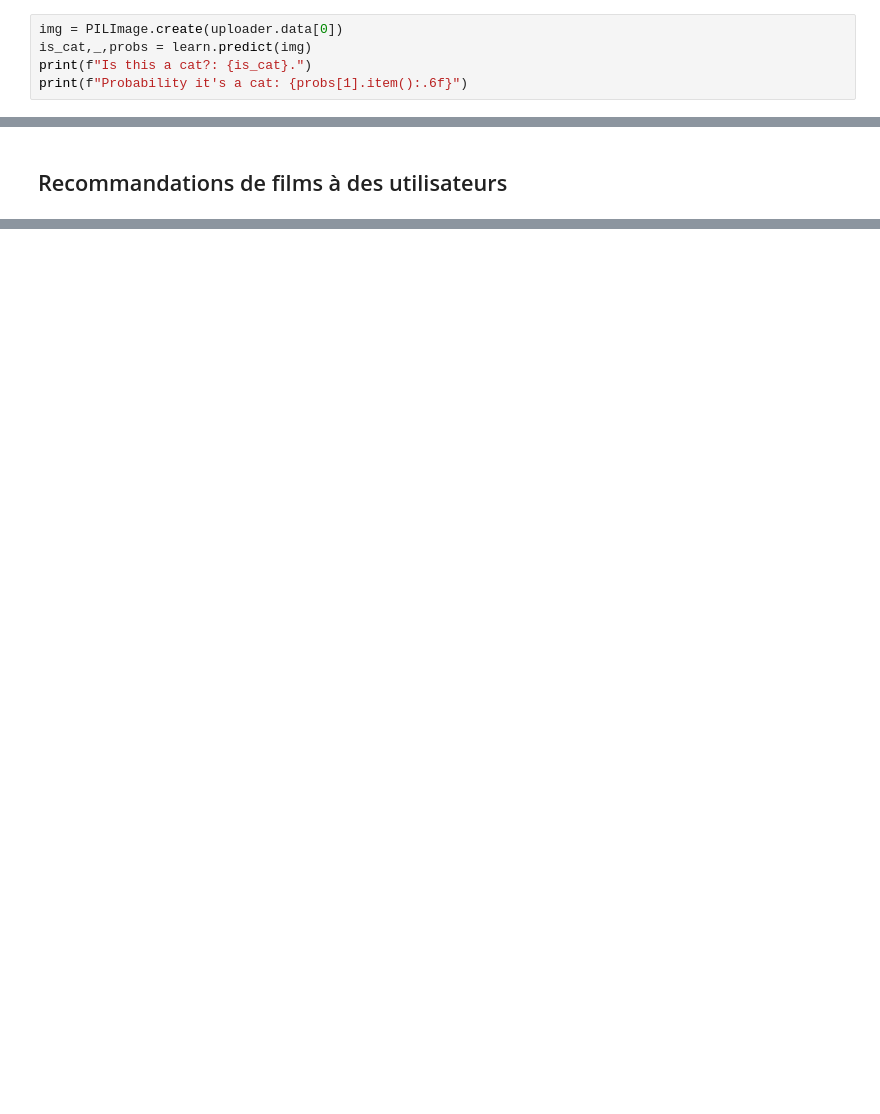
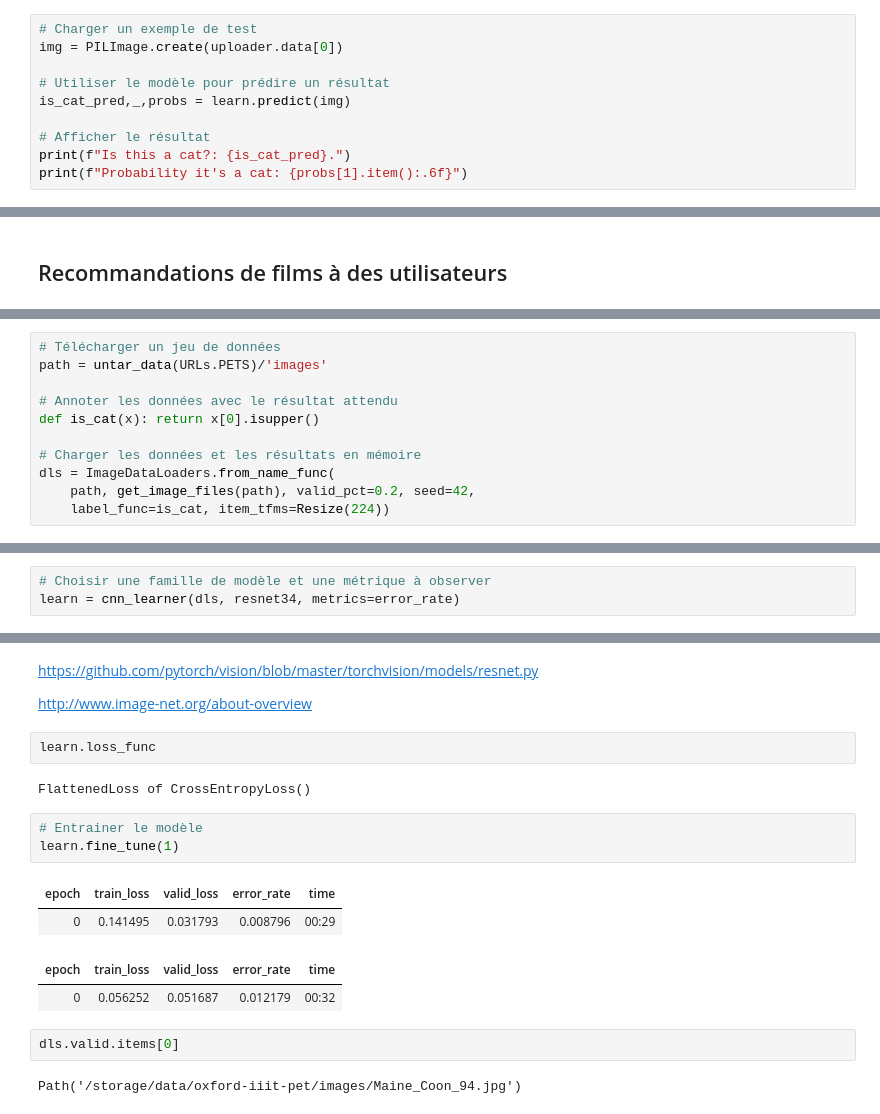
Before and after one commit to laurentprudhon/cours-deeplearning-2020, a Jupyter notebook: notebooks/01_intro.ipynb, the cells around one changed output, grey strips where cells are left out. Cells and saved outputs as stored; diff of their text form; blank space fills up the shorter version.

Commit message:
supports pour la session 1

```diff
--- a/notebooks/01_intro.ipynb
+++ b/notebooks/01_intro.ipynb
@@ -35,9 +50,14 @@ uploader
 # %% [output]
 FileUpload(value={}, description='Upload')
 # %%
+# Charger un exemple de test
 img = PILImage.create(uploader.data[0])
-is_cat,_,probs = learn.predict(img)
-print(f"Is this a cat?: {is_cat}.")
+
+# Utiliser le modèle pour prédire un résultat
+is_cat_pred,_,probs = learn.predict(img)
+
+# Afficher le résultat
+print(f"Is this a cat?: {is_cat_pred}.")
 print(f"Probability it's a cat: {probs[1].item():.6f}")
 # %% [output]
 [interactive output not drawn]
@@ -125,0 +319,11 @@ learn.show_results()
+# %%
+# Télécharger un jeu de données
+path = untar_data(URLs.PETS)/'images'
+
+# Annoter les données avec le résultat attendu
+def is_cat(x): return x[0].isupper()
+
+# Charger les données et les résultats en mémoire
+dls = ImageDataLoaders.from_name_func(
+    path, get_image_files(path), valid_pct=0.2, seed=42,
+    label_func=is_cat, item_tfms=Resize(224))
@@ -125,0 +359,3 @@ learn.show_results()
+# %%
+# Choisir une famille de modèle et une métrique à observer
+learn = cnn_learner(dls, resnet34, metrics=error_rate)
@@ -125,0 +382,20 @@ learn.show_results()
+# %% [markdown]
+https://github.com/pytorch/vision/blob/master/torchvision/models/resnet.py
+
+http://www.image-net.org/about-overview
+# %%
+learn.loss_func
+# %% [output]
+FlattenedLoss of CrossEntropyLoss()
+# %%
+# Entrainer le modèle
+learn.fine_tune(1)
+# %% [output]
+| epoch | train_loss | valid_loss | error_rate | time |
+| 0 | 0.141495 | 0.031793 | 0.008796 | 00:29 |
+| epoch | train_loss | valid_loss | error_rate | time |
+| 0 | 0.056252 | 0.051687 | 0.012179 | 00:32 |
+# %%
+dls.valid.items[0]
+# %% [output]
+Path('/storage/data/oxford-iiit-pet/images/Maine_Coon_94.jpg')
```
Also changed, not shown: parts of 34 cells of this notebook, 7 other files.
